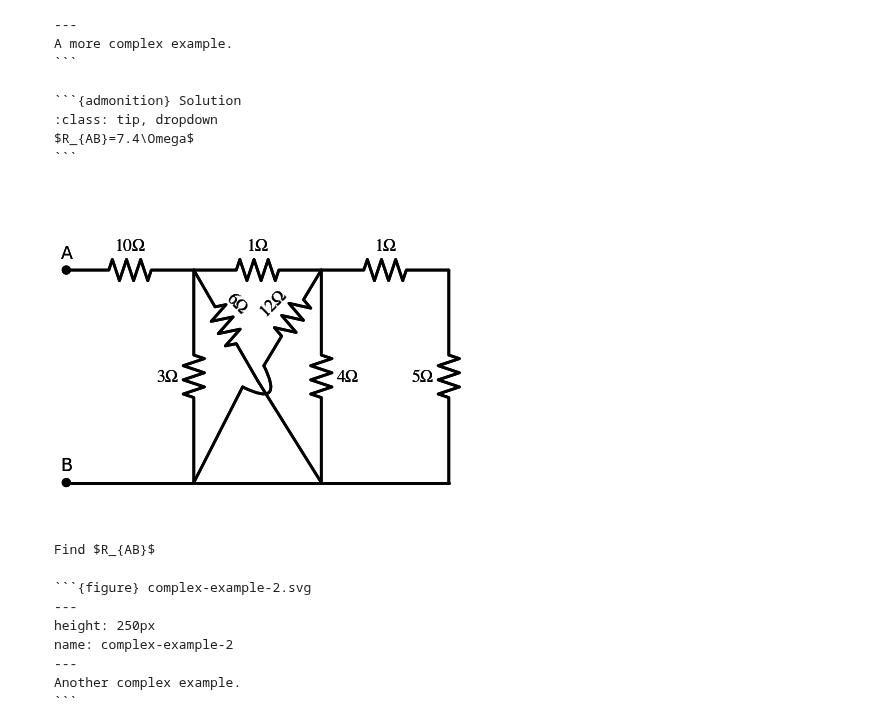
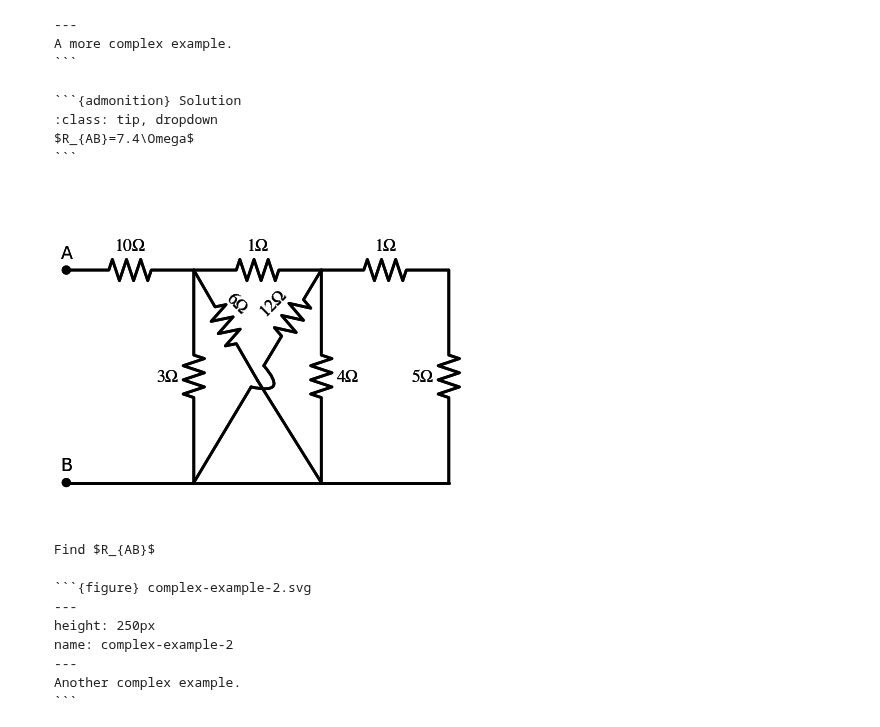
Before and after one commit to Circuit-Analysis/circuit-analysis.github.io, a Jupyter notebook: _sources/chapter-3.ipynb, the cells around one changed output. Drawn from its saved outputs; the diff is of its cells as text; code cells hidden in the pictures.

`````diff
--- a/_sources/chapter-3.ipynb
+++ b/_sources/chapter-3.ipynb
@@ -206,34 +206,34 @@ $R_{AB}=7.4\Omega$
 # %%
 import schemdraw
 import schemdraw.elements as elm
 with schemdraw.Drawing(file='complex-example-2.svg') as d:
     d += elm.Dot().label('A')
     d += elm.Resistor().right().label('$10\Omega$')
     d.push()
     d += (R2 := elm.Resistor().right().label('$1\Omega$'))
     d.push()
     d += elm.Resistor().right().label('$1\Omega$')
     d += elm.Resistor().down().label('$5\Omega$').length(5)
     d += elm.Line().left()
     d += (L1 := elm.Line().left())
     d += elm.Line().left()
     d += elm.Dot().label('B')
     d.pop()
     d += (R5 := elm.Resistor().down().label('$4\Omega$', loc='bottom').length(5))
     d.pop()
     d.push()
     d += (R7 := elm.Resistor().down().label('$3\Omega$').length(5))
     # d += elm.Resistor().endpoints(R2.start, L1.start).label('$6\Omega$')
     # d += elm.Resistor().endpoints(R2.end, L1.end).label('$12\Omega$')
     d.pop()
     d += (R6 := elm.Resistor().theta(-60).label('$6\Omega$', halign='right', rotate=-45))
     d += elm.Line().endpoints(R6.end, R5.end)
     d.move_from(R5.start,0,0)
     d += (R8 := elm.Resistor().label('$12\Omega$', halign='center', rotate=45).theta(-121).length(2.625))
-    d += (A1 := elm.Arc2(k=1.5).delta(-0.5,-0.5))
+    d += (A1 := elm.Arc2(k=1.5).delta(-0.3,-0.5))
     d += elm.Line().endpoints(A1.end, R7.end)
 # %% [output]
-[figure, old version]
+[figure, new version]
 # %% [markdown]
 ````{admonition} Example
 
`````
Also changed, not shown: 22 other files.
